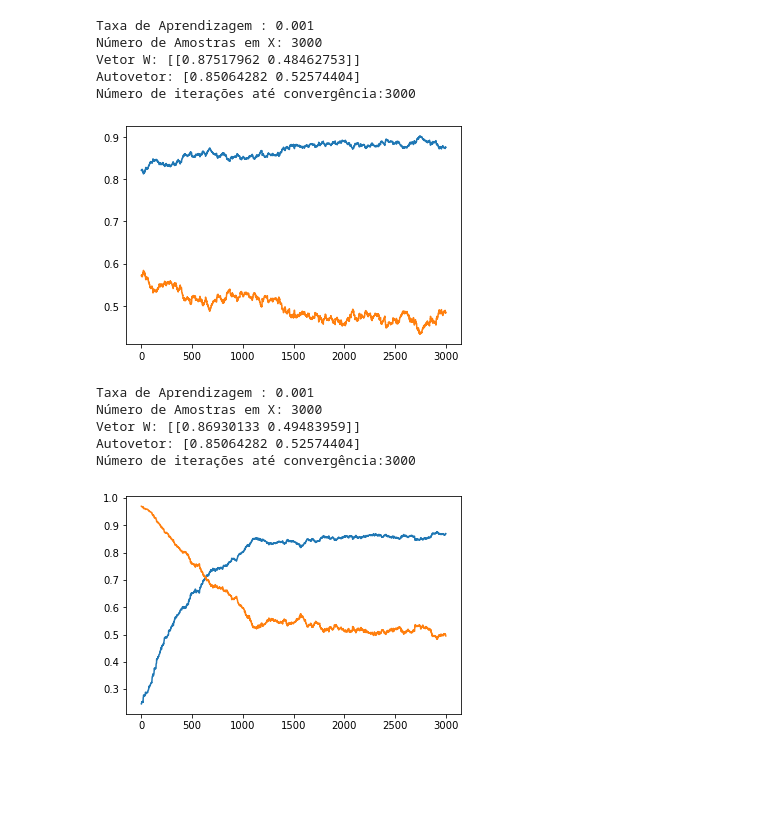
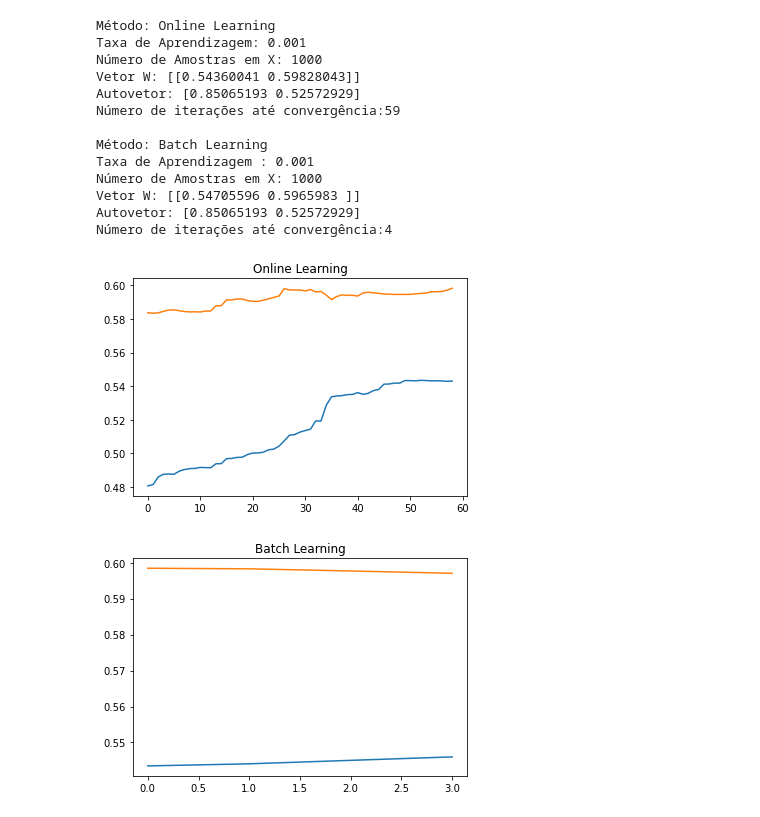
Before and after one commit to alezitus/AlePDPD, a Jupyter notebook: 3.1.ipynb, the cells around one changed output. Cells and saved outputs as stored; diff of their text form; code cells hidden in the pictures; blank space fills up the shorter version.

Commit message:
Batch e Online

```diff
--- a/3.1.ipynb
+++ b/3.1.ipynb
@@ -17,12 +17,12 @@ def mp(cov, num):
         bknorm = bk/norm
     return bknorm
 # %%
-def pca(a, sizex):
-    cov = np.array([[3, 1], [1,2]])
-    mean = np.zeros(2)
+def online(a):
+    global x
+    global W
+    global sizex
+    global cov
     a = a
-    x = np.random.multivariate_normal(mean = mean, cov = cov, size =sizex)
-    W = np.random.rand(1,2)
     Want = W
     cont = it = 0
     w1 = list()
@@ -34,17 +34,20 @@ def pca(a, sizex):
         dw = a*(c - d)
         Want = W
         W= W+dw
-        dif = np.abs(W - Want)
-        if dif[0][0] < a*0.8 and dif[0][1] < a*0.8:
+        dif1 = np.abs(W[0][0] - Want[0][0])
+        dif2 = np.abs(W[0][1] - Want[0][1])
+        if dif1 < a*1.5 and dif2 < a*1.5:
             it += 1
         else:
             it = 0
-        if it == 14 :
+        if it == 10 :
             break
         cont = cont+1
         w1.append(W[0][0])
         w2.append(W[0][1])
     plt.figure()
+    plt.title('Online Learning')
     plt.plot(w1)
     plt.plot(w2)
-    print(f'Taxa de Aprendizagem : {a}\nNúmero de Amostras em X: {sizex}\nVetor W: {W}\nAutovetor: {mp(cov,10)}\nNúmero de iterações até convergência:{cont}')
+    print(f'Método: Online Learning\nTaxa de Aprendizagem: {a}\nNúmero de Amostras em X: {sizex}\nVetor W: {W}\nAutovetor: {mp(cov,10)}\nNúmero de iterações até convergência:{cont}')
+    print()
@@ -60,18 +53,0 @@ Número de iterações até convergência:3000
-# %%
-pca(0.001, 3000)
-# %% [output]
-Taxa de Aprendizagem : 0.001
-Número de Amostras em X: 3000
-Vetor W: [[0.87517962 0.48462753]]
-Autovetor: [0.85064282 0.52574404]
-Número de iterações até convergência:3000
-[figure, removed]
-# %%
-pca(0.001, 3000)
-# %% [output]
-Taxa de Aprendizagem : 0.001
-Número de Amostras em X: 3000
-Vetor W: [[0.86930133 0.49483959]]
-Autovetor: [0.85064282 0.52574404]
-Número de iterações até convergência:3000
-[figure, removed]
@@ -77,0 +106,19 @@ Número de iterações até convergência:3000
+# %%
+online(0.001)
+batch(0.001)
+# %% [output]
+Método: Online Learning
+Taxa de Aprendizagem: 0.001
+Número de Amostras em X: 1000
+Vetor W: [[0.54360041 0.59828043]]
+Autovetor: [0.85065193 0.52572929]
+Número de iterações até convergência:59
+
+Método: Batch Learning
+Taxa de Aprendizagem : 0.001
+Número de Amostras em X: 1000
+Vetor W: [[0.54705596 0.5965983 ]]
+Autovetor: [0.85065193 0.52572929]
+Número de iterações até convergência:4
+[figure, added]
+[figure, added]
```
Also changed, not shown: parts of 8 cells of this notebook.
